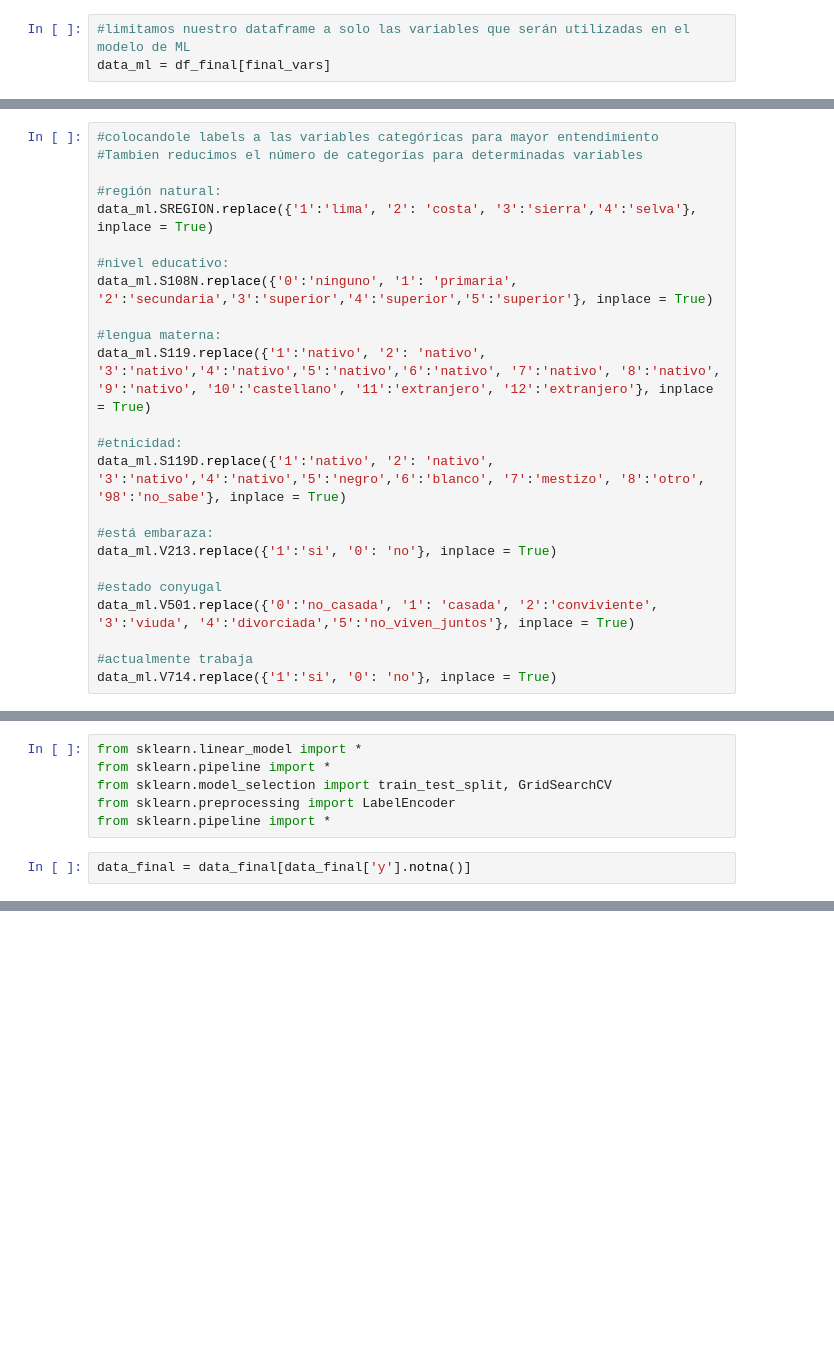
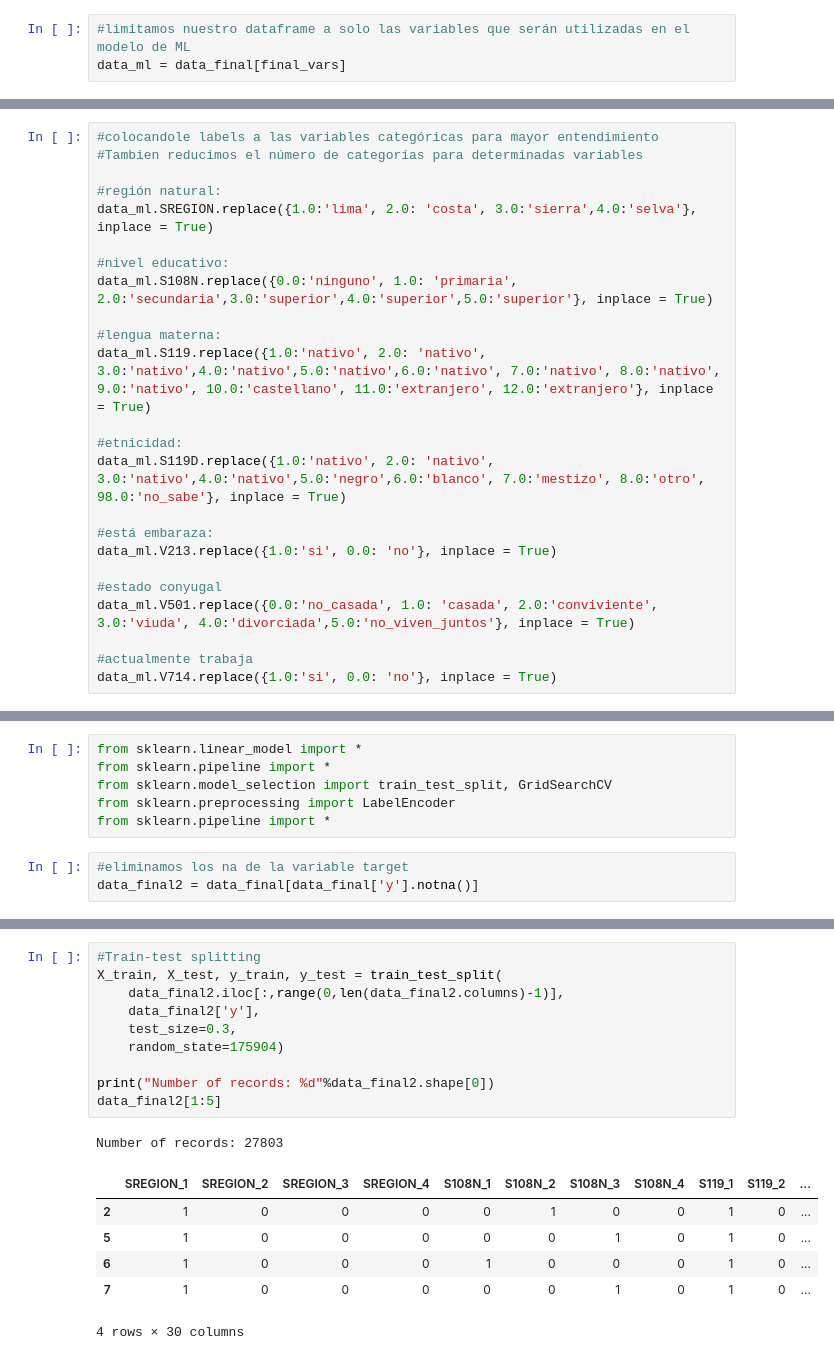
Before and after one commit to SandraMartinezGutierrez/trabajo_final, a Jupyter notebook: trabajo.ipynb, the cells around one changed output, grey strips where cells are left out. Drawn from its saved outputs; the diff is of its cells as text; blank space fills up the shorter version.

```diff
--- a/trabajo.ipynb
+++ b/trabajo.ipynb
@@ -329,7 +345,7 @@ integer_vars = ['V218']
 final_vars = ['SREGION', 'S108N', 'S119', 'S119D', 'V213', 'V501', 'V714', 'V218', 'y']
 # %%
 #limitamos nuestro dataframe a solo las variables que serán utilizadas en el modelo de ML
-data_ml = df_final[final_vars]
+data_ml = data_final[final_vars]
 # %%
 #convertimos las variables que deberian ser categóricas en "category"
 for col in categorical_vars:
@@ -339,25 +355,25 @@ for col in categorical_vars:
 #Tambien reducimos el número de categorías para determinadas variables
 
 #región natural:
-data_ml.SREGION.replace({'1':'lima', '2': 'costa', '3':'sierra','4':'selva'}, inplace = True)
+data_ml.SREGION.replace({1.0:'lima', 2.0: 'costa', 3.0:'sierra',4.0:'selva'}, inplace = True)
 
 #nivel educativo:
-data_ml.S108N.replace({'0':'ninguno', '1': 'primaria', '2':'secundaria','3':'superior','4':'superior','5':'superior'}, inplace = True)
+data_ml.S108N.replace({0.0:'ninguno', 1.0: 'primaria', 2.0:'secundaria',3.0:'superior',4.0:'superior',5.0:'superior'}, inplace = True)
 
 #lengua materna:
-data_ml.S119.replace({'1':'nativo', '2': 'nativo', '3':'nativo','4':'nativo','5':'nativo','6':'nativo', '7':'nativo', '8':'nativo', '9':'nativo', '10':'castellano', '11':'extranjero', '12':'extranjero'}, inplace = True)
+data_ml.S119.replace({1.0:'nativo', 2.0: 'nativo', 3.0:'nativo',4.0:'nativo',5.0:'nativo',6.0:'nativo', 7.0:'nativo', 8.0:'nativo', 9.0:'nativo', 10.0:'castellano', 11.0:'extranjero', 12.0:'extranjero'}, inplace = True)
 
 #etnicidad:
-data_ml.S119D.replace({'1':'nativo', '2': 'nativo', '3':'nativo','4':'nativo','5':'negro','6':'blanco', '7':'mestizo', '8':'otro', '98':'no_sabe'}, inplace = True)
+data_ml.S119D.replace({1.0:'nativo', 2.0: 'nativo', 3.0:'nativo',4.0:'nativo',5.0:'negro',6.0:'blanco', 7.0:'mestizo', 8.0:'otro', 98.0:'no_sabe'}, inplace = True)
 
 #está embaraza:
-data_ml.V213.replace({'1':'si', '0': 'no'}, inplace = True)
+data_ml.V213.replace({1.0:'si', 0.0: 'no'}, inplace = True)
 
 #estado conyugal
-data_ml.V501.replace({'0':'no_casada', '1': 'casada', '2':'conviviente', '3':'viuda', '4':'divorciada','5':'no_viven_juntos'}, inplace = True)
+data_ml.V501.replace({0.0:'no_casada', 1.0: 'casada', 2.0:'conviviente', 3.0:'viuda', 4.0:'divorciada',5.0:'no_viven_juntos'}, inplace = True)
 
 #actualmente trabaja
-data_ml.V714.replace({'1':'si', '0': 'no'}, inplace = True)
+data_ml.V714.replace({1.0:'si', 0.0: 'no'}, inplace = True)
 # %%
 #verificamos las categorías
 for col in categorical_vars:
@@ -383,5 +432,6 @@ from sklearn.pipeline import *
 from sklearn.model_selection import train_test_split, GridSearchCV
 from sklearn.preprocessing import LabelEncoder
 from sklearn.pipeline import *
-# %%
-data_final = data_final[data_final['y'].notna()]
+# %%
+#eliminamos los na de la variable target
+data_final2 = data_final[data_final['y'].notna()]
@@ -387,0 +444,18 @@ data_final = data_final[data_final['y'].notna()]
+# %%
+#Train-test splitting
+X_train, X_test, y_train, y_test = train_test_split(
+    data_final2.iloc[:,range(0,len(data_final2.columns)-1)],
+    data_final2['y'],
+    test_size=0.3,
+    random_state=175904)
+
+print("Number of records: %d"%data_final2.shape[0])
+data_final2[1:5]
+# %% [output]
+Number of records: 27803
+|  | SREGION_1 | SREGION_2 | SREGION_3 | SREGION_4 | S108N_1 | S108N_2 | S108N_3 | S108N_4 | S119_1 | S119_2 | ... |
+| 2 | 1 | 0 | 0 | 0 | 0 | 1 | 0 | 0 | 1 | 0 | ... |
+| 5 | 1 | 0 | 0 | 0 | 0 | 0 | 1 | 0 | 1 | 0 | ... |
+| 6 | 1 | 0 | 0 | 0 | 1 | 0 | 0 | 0 | 1 | 0 | ... |
+| 7 | 1 | 0 | 0 | 0 | 0 | 0 | 1 | 0 | 1 | 0 | ... |
+4 rows × 30 columns
```
Also changed, not shown: parts of 18 cells of this notebook.
